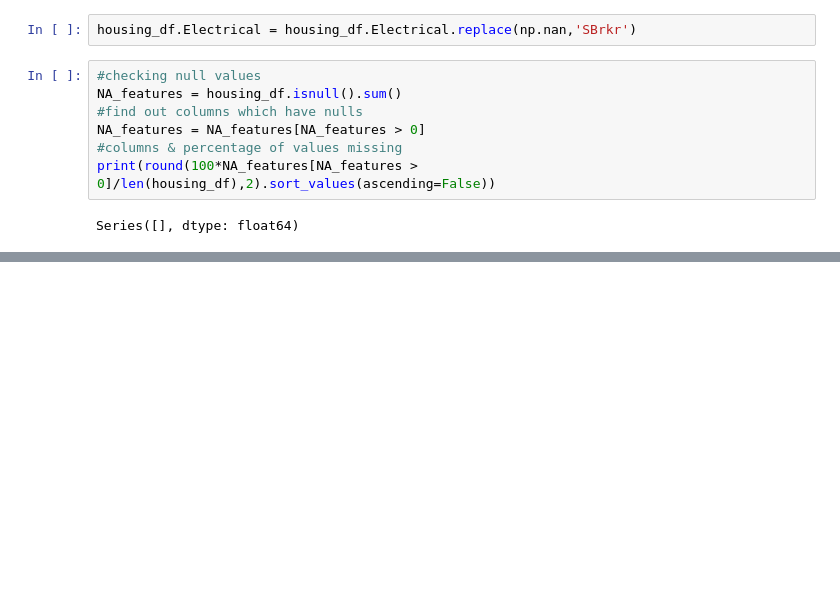
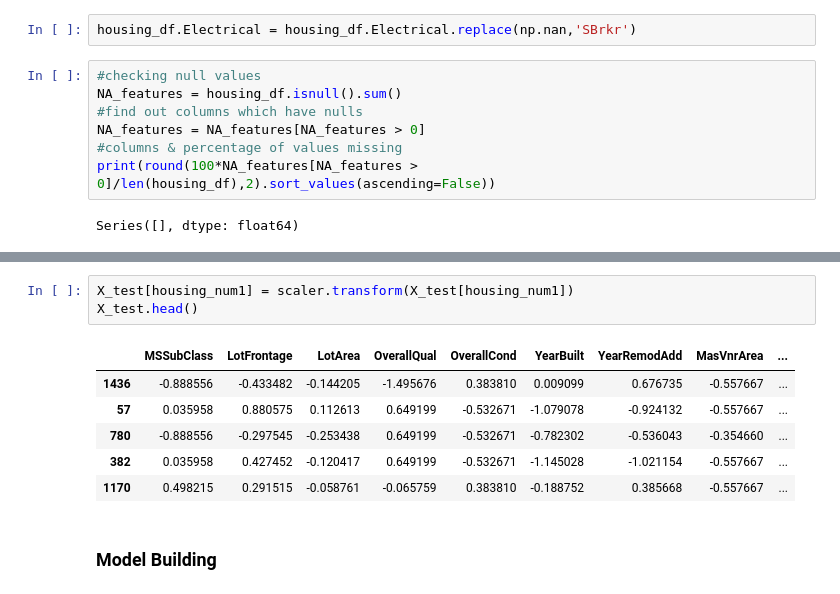
Before and after one commit to raghaven97/Spark_Funds_Investment_Analysis, a Jupyter notebook: SurpriseHousing.ipynb, the cells around one changed output, grey strips where cells are left out. Saved outputs shown, nothing was run; the diff lists cells and outputs as text; blank space fills up the shorter version.

```diff
--- a/SurpriseHousing.ipynb
+++ b/SurpriseHousing.ipynb
@@ -270,0 +353,12 @@ housing_df.shape
+# %%
+X_test[housing_num1] = scaler.transform(X_test[housing_num1])
+X_test.head()
+# %% [output]
+|  | MSSubClass | LotFrontage | LotArea | OverallQual | OverallCond | YearBuilt | YearRemodAdd | MasVnrArea | ... |
+| 1436 | -0.888556 | -0.433482 | -0.144205 | -1.495676 | 0.383810 | 0.009099 | 0.676735 | -0.557667 | ... |
+| 57 | 0.035958 | 0.880575 | 0.112613 | 0.649199 | -0.532671 | -1.079078 | -0.924132 | -0.557667 | ... |
+| 780 | -0.888556 | -0.297545 | -0.253438 | 0.649199 | -0.532671 | -0.782302 | -0.536043 | -0.354660 | ... |
+| 382 | 0.035958 | 0.427452 | -0.120417 | 0.649199 | -0.532671 | -1.145028 | -1.021154 | -0.557667 | ... |
+| 1170 | 0.498215 | 0.291515 | -0.058761 | -0.065759 | 0.383810 | -0.188752 | 0.385668 | -0.557667 | ... |
+# %% [markdown]
+### Model Building
```
Also changed, not shown: parts of 21 cells of this notebook.
